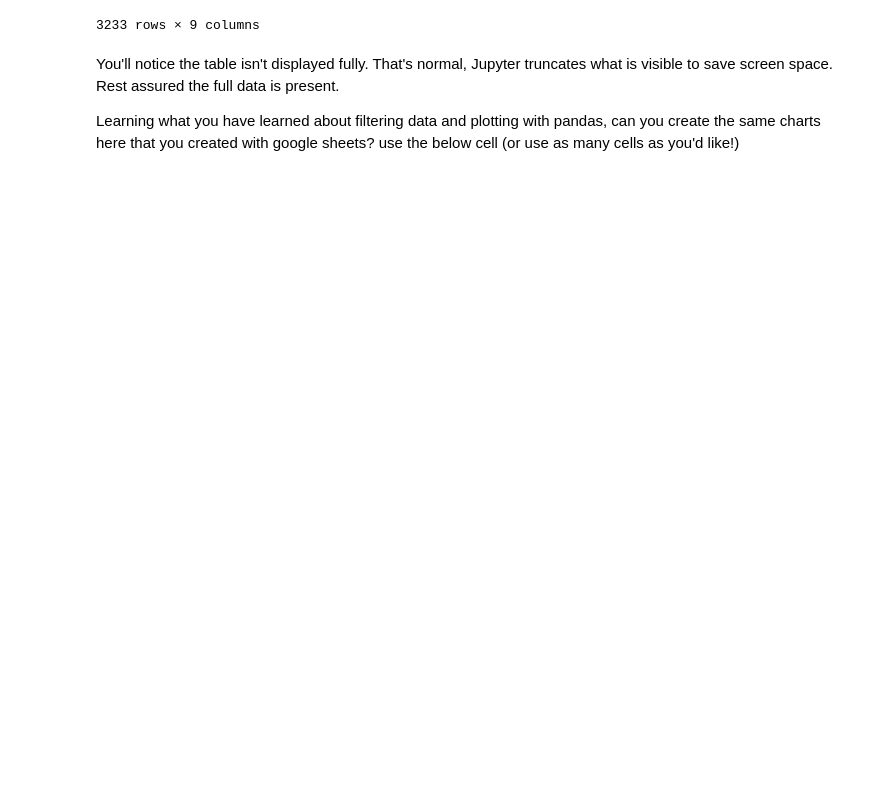
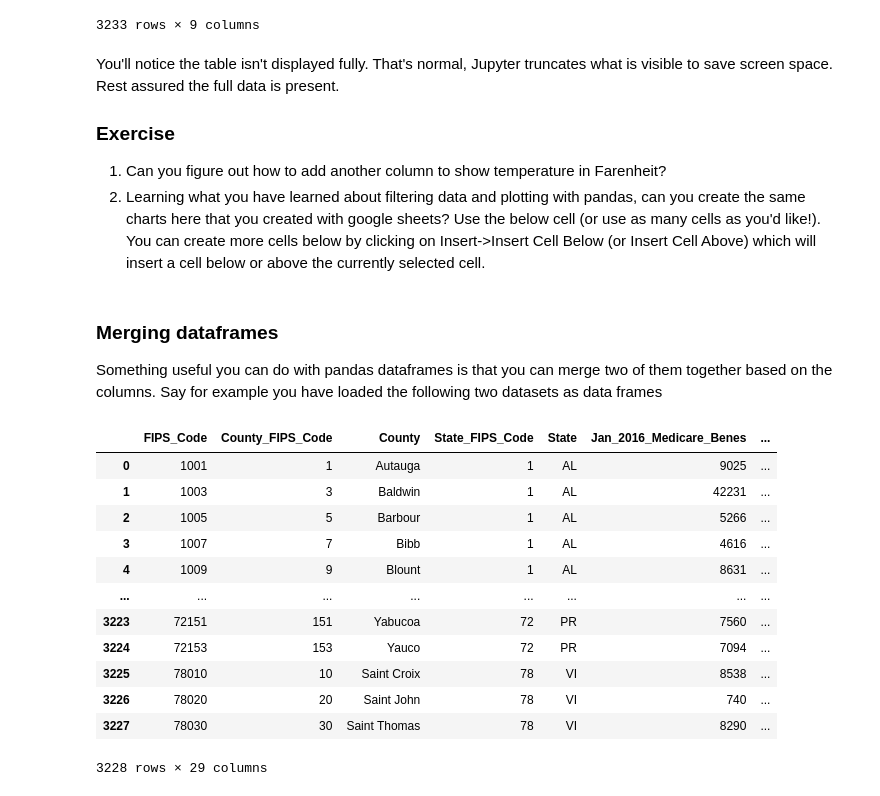
Before and after one commit to secondspass/power_outages_medically_vulnerable_populations, a Jupyter notebook: main.ipynb, the cells around one changed output. Drawn from its saved outputs; the diff is of its cells as text; code cells hidden in the pictures; blank space fills up the shorter version.

```diff
--- a/main.ipynb
+++ b/main.ipynb
@@ -264,4 +242,29 @@ df
 # %% [markdown]
 You'll notice the table isn't displayed fully. That's normal, Jupyter truncates what is visible to save screen space. Rest assured the full data is present.
 
-Learning what you have learned about filtering data and plotting with pandas, can you create the same charts here that you created with google sheets? use the below cell (or use as many cells as you'd like!)
+### Exercise
+1. Can you figure out how to add another column to show temperature in Farenheit?
+2. Learning what you have learned about filtering data and plotting with pandas, can you create the same charts here that you created with google sheets?
+Use the below cell (or use as many cells as you'd like!). You can create more cells below by clicking on Insert->Insert Cell Below (or Insert Cell Above) which will insert a cell below or above the currently selected cell.
+# %% [markdown]
+### Merging dataframes
+
+Something useful you can do with pandas dataframes is that you can merge two of them together based on the columns. Say for example you have loaded the following two datasets as data frames
+# %%
+# specifying sheet_name since there are three sheets in the 2016_HHSemPOWERMapHistoricalDataset.xlsx file
+df1 = pd.read_excel("data/2016_HHSemPOWERMapHistoricalDataset.xlsx", sheet_name="County")
+df1
+# %% [output]
+|  | FIPS_Code | County_FIPS_Code | County | State_FIPS_Code | State | Jan_2016_Medicare_Benes | ... |
+| 0 | 1001 | 1 | Autauga | 1 | AL | 9025 | ... |
+| 1 | 1003 | 3 | Baldwin | 1 | AL | 42231 | ... |
+| 2 | 1005 | 5 | Barbour | 1 | AL | 5266 | ... |
+| 3 | 1007 | 7 | Bibb | 1 | AL | 4616 | ... |
+| 4 | 1009 | 9 | Blount | 1 | AL | 8631 | ... |
+| ... | ... | ... | ... | ... | ... | ... | ... |
+| 3223 | 72151 | 151 | Yabucoa | 72 | PR | 7560 | ... |
+| 3224 | 72153 | 153 | Yauco | 72 | PR | 7094 | ... |
+| 3225 | 78010 | 10 | Saint Croix | 78 | VI | 8538 | ... |
+| 3226 | 78020 | 20 | Saint John | 78 | VI | 740 | ... |
+| 3227 | 78030 | 30 | Saint Thomas | 78 | VI | 8290 | ... |
+3228 rows × 29 columns
```
Also changed, not shown: parts of 27 cells of this notebook.
